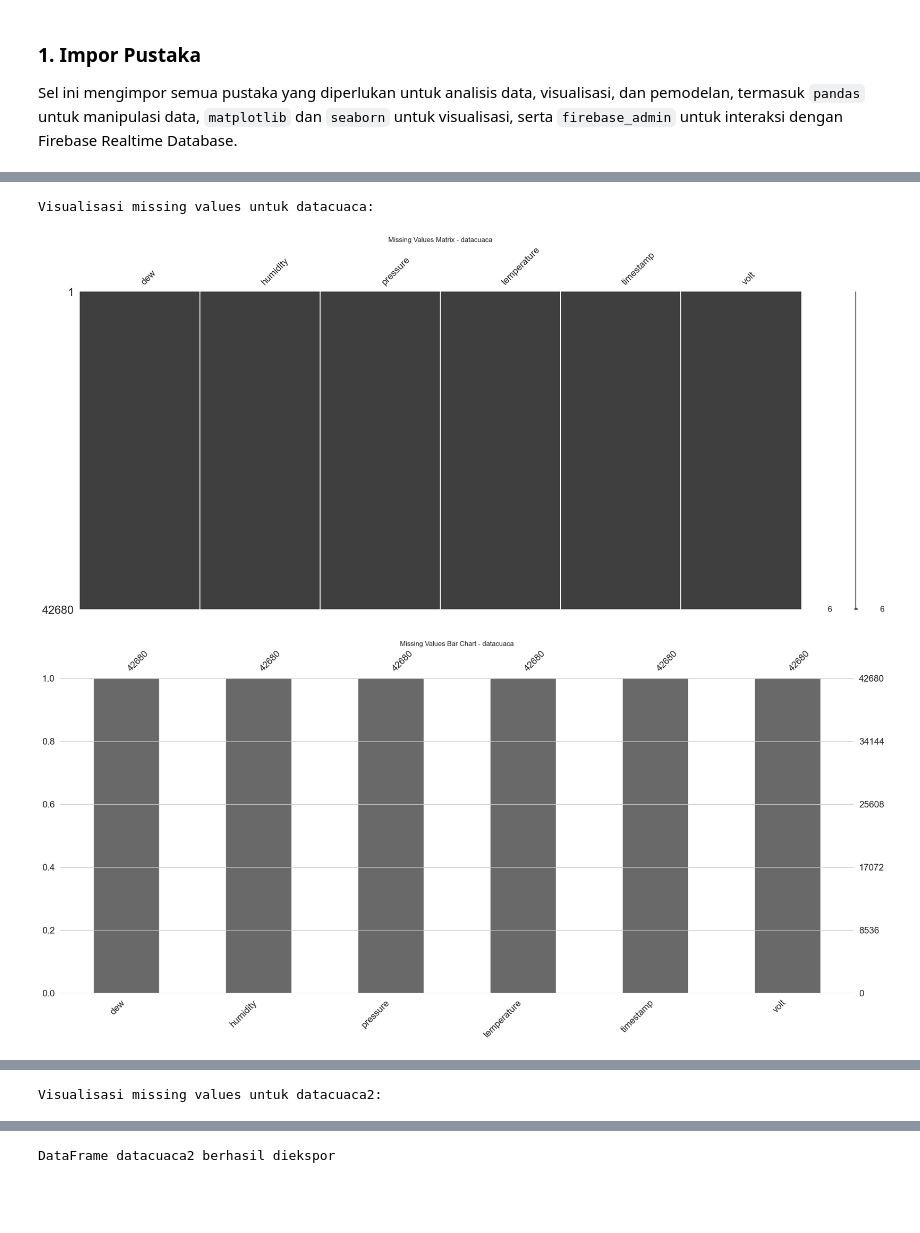
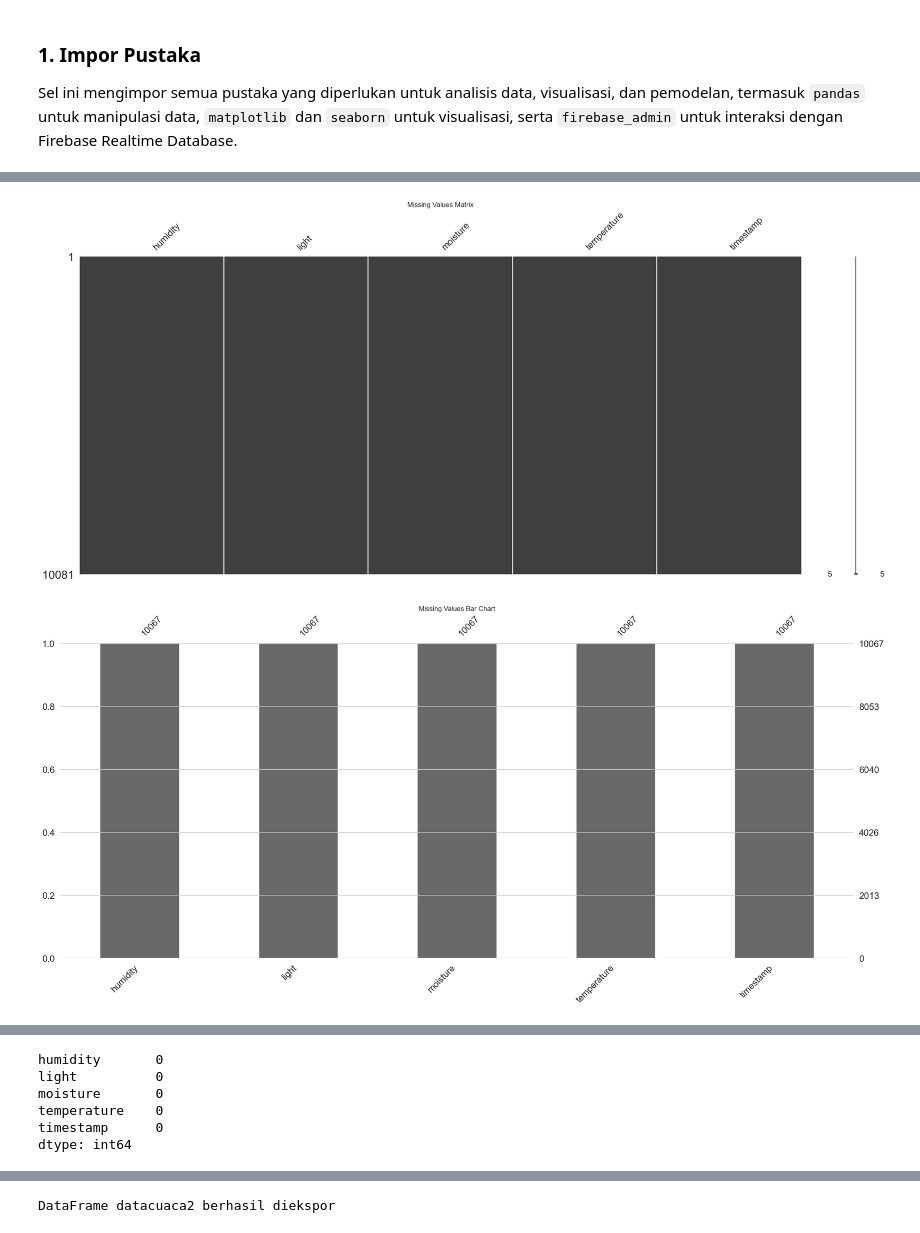
Before and after one commit to evanalif113/Kumbung-Sense-IoT, a Jupyter notebook: Model-Deep-Learning/LSTM_Prediction.ipynb, the cells around one changed output, grey strips where cells are left out. Drawn from its saved outputs; the diff is of its cells as text; code cells hidden in the pictures; blank space fills up the shorter version.

```diff
--- a/Model-Deep-Learning/LSTM_Prediction.ipynb
+++ b/Model-Deep-Learning/LSTM_Prediction.ipynb
@@ -40,14 +40,11 @@ print(end_timestamp) # Convert to string and print
 # %%
 # Refer ke path data
-ref_data1 = db.reference('/auto_weather_stat/id-03/data')
-ref_data2 = db.reference('/auto_weather_stat/id-05/data')
+ref_data = db.reference('/JU3dPIvArGbuoRUywdcTmdVkQRr2/sensor/data')
 
 # Ambil data yang key-nya berada dalam rentang waktu yang ditentukan
-query_data1 = ref_data1.order_by_key().start_at(str(start_timestamp)).end_at(str(end_timestamp))
-query_data2 = ref_data2.order_by_key().start_at(str(start_timestamp)).end_at(str(end_timestamp))
+query_data = ref_data.order_by_key().start_at(str(start_timestamp)).end_at(str(end_timestamp))
 
 # Ambil hasil
-results_data1 = query_data1.get()
-results_data2 = query_data2.get()
+results_data = query_data.get()
 # %%
 # Mengubah data menjadi DataFrame pandas untuk data pertama
@@ -112,5 +85,4 @@ cuaca1.tail(10)
 # %%
-cuaca1['timestamp']= cuaca1['timestamp'].astype(int)
-cuaca2['timestamp']= cuaca2['timestamp'].astype(int)
-cuaca1.tail(10)
+kumbung['timestamp']= kumbung['timestamp'].astype(int)
+kumbung.tail(10)
 # %% [output]
@@ -128,9 +100,7 @@ cuaca1.tail(10)
 # %%
 # Konversi timestamp ke datetime dalam format UTC
-cuaca1['timestamp'] = pd.to_datetime(cuaca1['timestamp'], unit='s', utc=True)
-cuaca2['timestamp'] = pd.to_datetime(cuaca2['timestamp'], unit='s', utc=True)
+kumbung['timestamp'] = pd.to_datetime(kumbung['timestamp'], unit='s', utc=True)
 
 # Mengonversi ke zona waktu WIB (Asia/Jakarta)
-cuaca1['timestamp'] = cuaca1['timestamp'].dt.tz_convert('Asia/Jakarta')
-cuaca2['timestamp'] = cuaca2['timestamp'].dt.tz_convert('Asia/Jakarta')
+kumbung['timestamp'] = kumbung['timestamp'].dt.tz_convert('Asia/Jakarta')
 # %%
@@ -175,39 +129,19 @@ datacuaca2 = cuaca2
 # %%
-# Visualisasi missing values untuk datacuaca
-print("Visualisasi missing values untuk datacuaca:")
-msno.matrix(datacuaca)
-plt.title("Missing Values Matrix - datacuaca")
+# Visualisasi missing values untuk kumbung
+msno.matrix(kumbung)
+plt.title("Missing Values Matrix")
 plt.show()
 
-msno.bar(datacuaca)
-plt.title("Missing Values Bar Chart - datacuaca")
+msno.bar(kumbung)
+plt.title("Missing Values Bar Chart")
 plt.show()
 
-msno.heatmap(datacuaca)
-plt.title("Missing Values Correlation Heatmap - datacuaca")
-plt.show()
-
-# Visualisasi missing values untuk datacuaca2
-print("Visualisasi missing values untuk datacuaca2:")
-msno.matrix(datacuaca2)
-plt.title("Missing Values Matrix - datacuaca2")
-plt.show()
-
-msno.bar(datacuaca2)
-plt.title("Missing Values Bar Chart - datacuaca2")
-plt.show()
-
-msno.heatmap(datacuaca2)
-plt.title("Missing Values Correlation Heatmap - datacuaca2")
+msno.heatmap(kumbung)
+plt.title("Missing Values Correlation Heatmap")
 plt.show()
 
 # Menampilkan ringkasan missing values
-print("Ringkasan missing values untuk datacuaca:")
-print(datacuaca.isnull().sum())
-
-print("\nRingkasan missing values untuk datacuaca2:")
-print(datacuaca2.isnull().sum())
+print(kumbung.isnull().sum())
 # %% [output]
-Visualisasi missing values untuk datacuaca:
-[figure, old version]
+[figure, new version]
-[figure, old version]
+[figure, new version]
@@ -215 +148,0 @@ Visualisasi missing values untuk datacuaca:
-Visualisasi missing values untuk datacuaca2:
@@ -238 +149,7 @@ dtype: int64
+humidity       0
+light          0
+moisture       0
+temperature    0
+timestamp      0
+dtype: int64
 # %%
```
Also changed, not shown: parts of 22 cells of this notebook, 3 other files.
